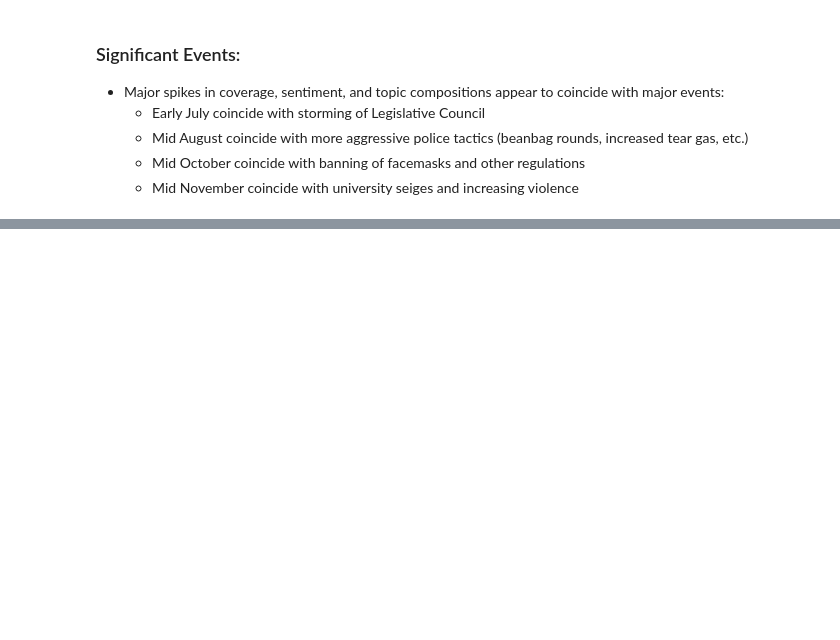
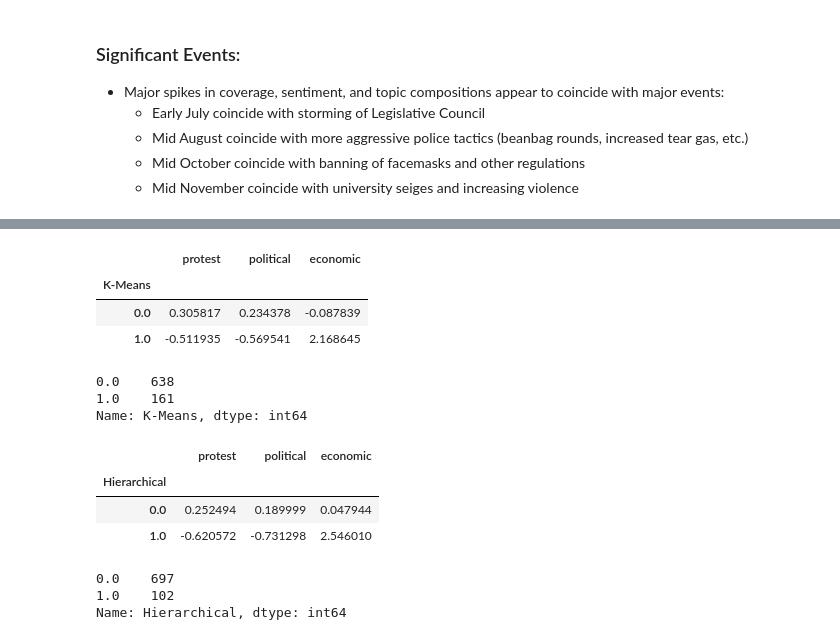
Before and after one commit to wplam107/L_in_N_redux, a Jupyter notebook: L_in_N_rework.ipynb, the cells around one changed output, grey strips where cells are left out. Saved outputs shown, nothing was run; the diff lists cells and outputs as text; code cells hidden in the pictures; blank space fills up the shorter version.

```diff
--- a/L_in_N_rework.ipynb
+++ b/L_in_N_rework.ipynb
@@ -233,0 +434,13 @@ fig.show()
+# %%
+hc_model = AgglomerativeClustering(n_clusters=2, affinity='euclidean', linkage='ward')
+kc_model = KMeans(n_clusters=2)
+# %%
+y_hc = hc_model.fit(X1).labels_.reshape(799,1)
+y_kc = kc_model.fit(X1).labels_.reshape(799,1)
+# %%
+models = ['Hierarchical', 'K-Means']
+labels = [y_hc, y_kc]
+# %%
+mod_lab_df = pd.DataFrame(np.concatenate((y_hc, y_kc, X1), axis=1))
+mod_lab_df.columns = models + metrics
+mod_lab_df['source'] = df['source']
@@ -233,0 +479,26 @@ fig.show()
+# %%
+mod_lab_df.drop(columns='Hierarchical').groupby('K-Means').mean()
+# %% [output]
+|  | protest | political | economic |
+| K-Means |  |  |  |
+| 0.0 | 0.305817 | 0.234378 | -0.087839 |
+| 1.0 | -0.511935 | -0.569541 | 2.168645 |
+# %%
+mod_lab_df['K-Means'].value_counts()
+# %% [output]
+0.0    638
+1.0    161
+Name: K-Means, dtype: int64
+# %%
+mod_lab_df.drop(columns='K-Means').groupby('Hierarchical').mean()
+# %% [output]
+|  | protest | political | economic |
+| Hierarchical |  |  |  |
+| 0.0 | 0.252494 | 0.189999 | 0.047944 |
+| 1.0 | -0.620572 | -0.731298 | 2.546010 |
+# %%
+mod_lab_df['Hierarchical'].value_counts()
+# %% [output]
+0.0    697
+1.0    102
+Name: Hierarchical, dtype: int64
```
Also changed, not shown: parts of 21 cells of this notebook.
